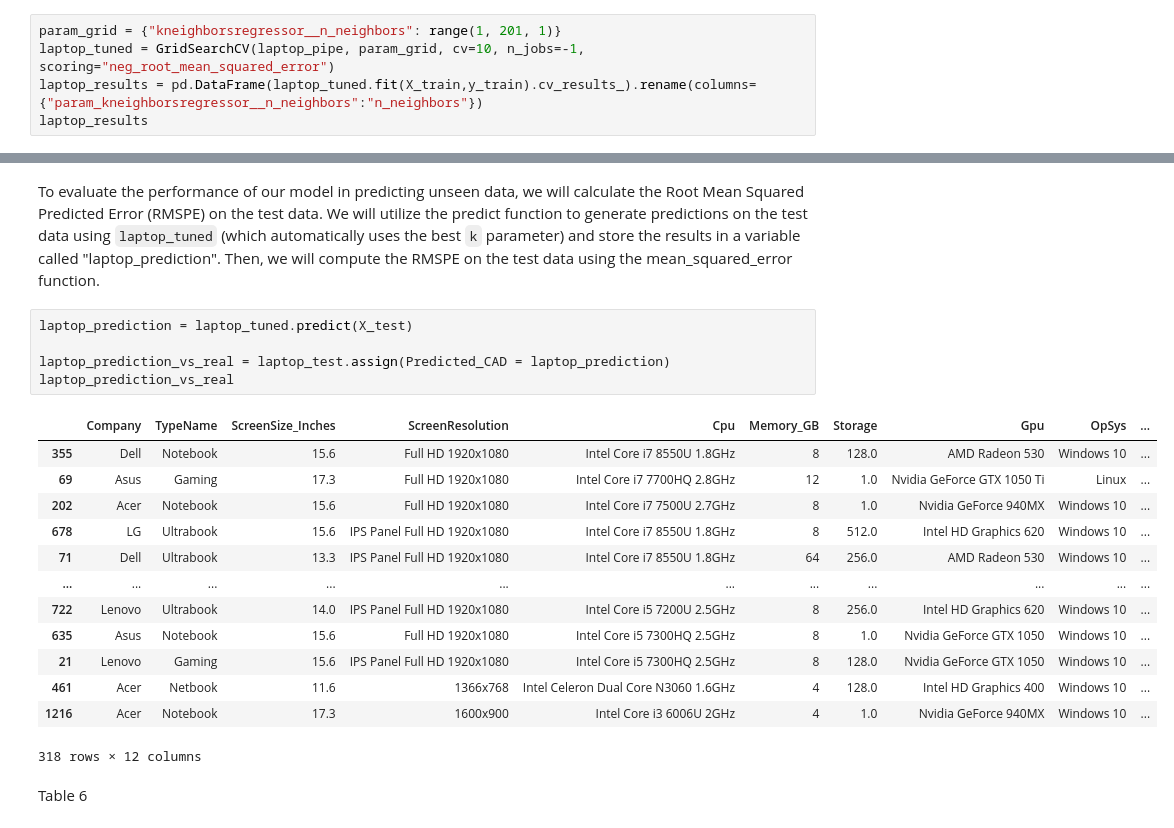
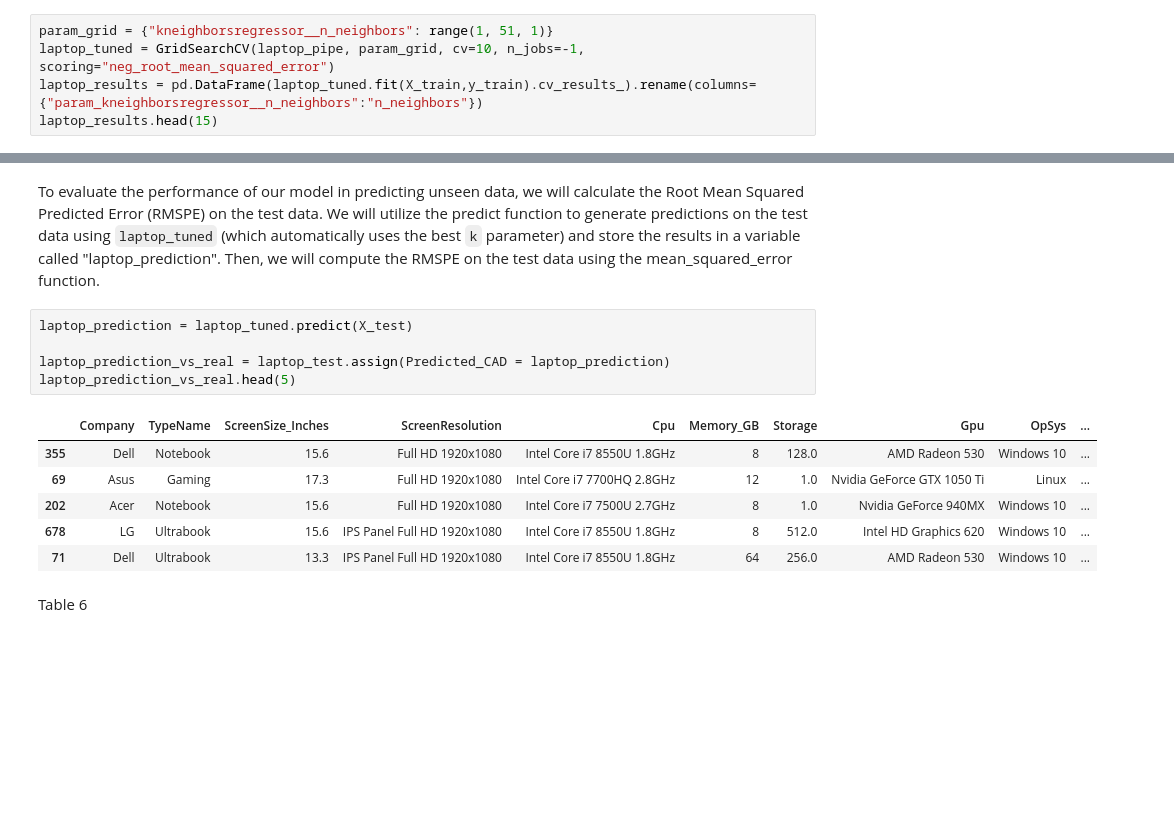
Before and after one commit to fyip3/ds_project, a Jupyter notebook: code/Analysis/Laptop Regressive Price Model.ipynb, the cells around one changed output, grey strips where cells are left out. Drawn from its saved outputs; the diff is of its cells as text; blank space fills up the shorter version.

```diff
--- a/code/Analysis/Laptop Regressive Price Model.ipynb
+++ b/code/Analysis/Laptop Regressive Price Model.ipynb
@@ -351,7 +351,7 @@ We will now use a `param_grid` to test out 200 values of `k`, in order to find t
 # %%
-param_grid = {"kneighborsregressor__n_neighbors": range(1, 201, 1)}
+param_grid = {"kneighborsregressor__n_neighbors": range(1, 51, 1)}
 laptop_tuned = GridSearchCV(laptop_pipe, param_grid, cv=10, n_jobs=-1, scoring="neg_root_mean_squared_error")
 laptop_results = pd.DataFrame(laptop_tuned.fit(X_train,y_train).cv_results_).rename(columns={"param_kneighborsregressor__n_neighbors":"n_neighbors"})
-laptop_results
+laptop_results.head(15)
 # %% [output]
 |  | mean_fit_time | std_fit_time | mean_score_time | std_score_time | n_neighbors | params | split0_test_score | ... |
@@ -401,22 +404,15 @@ To evaluate the performance of our model in predicting unseen data, we will calc
 # %%
 laptop_prediction = laptop_tuned.predict(X_test)
 
 laptop_prediction_vs_real = laptop_test.assign(Predicted_CAD = laptop_prediction)
-laptop_prediction_vs_real
+laptop_prediction_vs_real.head(5)
 # %% [output]
 |  | Company | TypeName | ScreenSize_Inches | ScreenResolution | Cpu | Memory_GB | Storage | Gpu | OpSys | ... |
 | 355 | Dell | Notebook | 15.6 | Full HD 1920x1080 | Intel Core i7 8550U 1.8GHz | 8 | 128.0 | AMD Radeon 530 | Windows 10 | ... |
 | 69 | Asus | Gaming | 17.3 | Full HD 1920x1080 | Intel Core i7 7700HQ 2.8GHz | 12 | 1.0 | Nvidia GeForce GTX 1050 Ti | Linux | ... |
 | 202 | Acer | Notebook | 15.6 | Full HD 1920x1080 | Intel Core i7 7500U 2.7GHz | 8 | 1.0 | Nvidia GeForce 940MX | Windows 10 | ... |
 | 678 | LG | Ultrabook | 15.6 | IPS Panel Full HD 1920x1080 | Intel Core i7 8550U 1.8GHz | 8 | 512.0 | Intel HD Graphics 620 | Windows 10 | ... |
 | 71 | Dell | Ultrabook | 13.3 | IPS Panel Full HD 1920x1080 | Intel Core i7 8550U 1.8GHz | 64 | 256.0 | AMD Radeon 530 | Windows 10 | ... |
-| ... | ... | ... | ... | ... | ... | ... | ... | ... | ... | ... |
-| 722 | Lenovo | Ultrabook | 14.0 | IPS Panel Full HD 1920x1080 | Intel Core i5 7200U 2.5GHz | 8 | 256.0 | Intel HD Graphics 620 | Windows 10 | ... |
-| 635 | Asus | Notebook | 15.6 | Full HD 1920x1080 | Intel Core i5 7300HQ 2.5GHz | 8 | 1.0 | Nvidia GeForce GTX 1050 | Windows 10 | ... |
-| 21 | Lenovo | Gaming | 15.6 | IPS Panel Full HD 1920x1080 | Intel Core i5 7300HQ 2.5GHz | 8 | 128.0 | Nvidia GeForce GTX 1050 | Windows 10 | ... |
-| 461 | Acer | Netbook | 11.6 | 1366x768 | Intel Celeron Dual Core N3060 1.6GHz | 4 | 128.0 | Intel HD Graphics 400 | Windows 10 | ... |
-| 1216 | Acer | Notebook | 17.3 | 1600x900 | Intel Core i3 6006U 2GHz | 4 | 1.0 | Nvidia GeForce 940MX | Windows 10 | ... |
-318 rows × 12 columns
 # %% [markdown]
 Table 6
 # %% [markdown]
```
Also changed, not shown: parts of 3 cells of this notebook.
